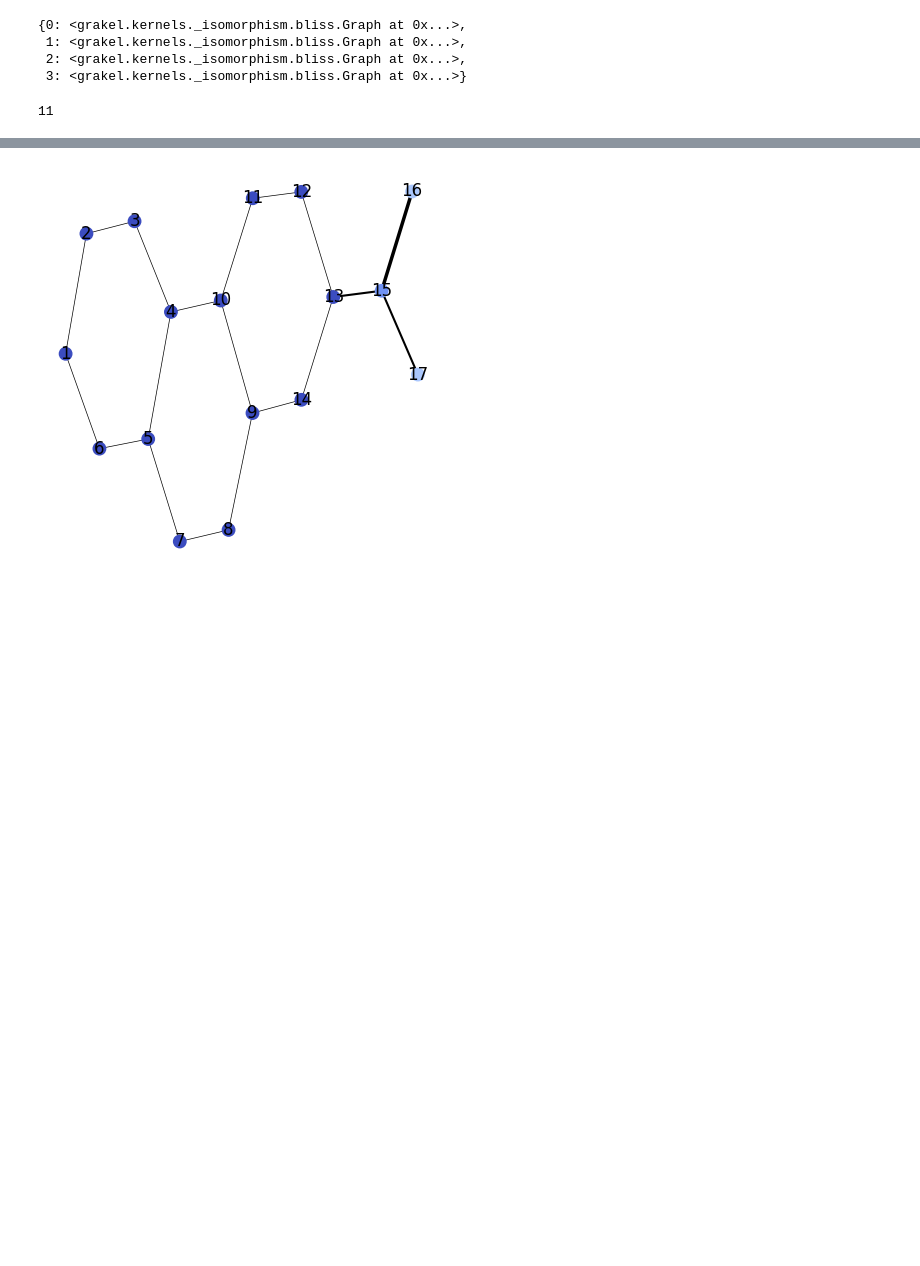
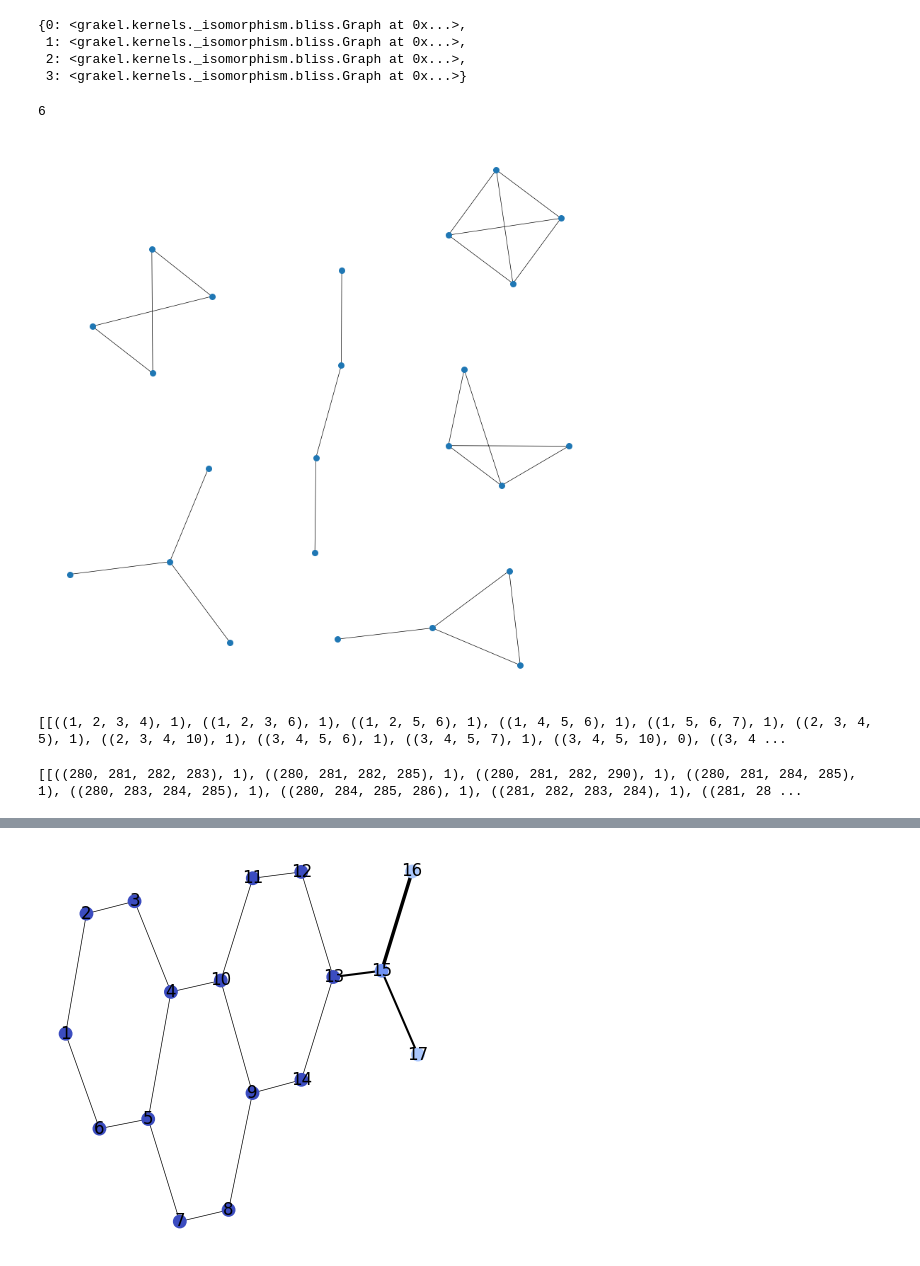
Before and after one commit to congrendai/MSc_Individual_Project, a Jupyter notebook: graphlet.ipynb, the cells around one changed output, grey strips where cells are left out. Cells and saved outputs as stored; diff of their text form; code cells hidden in the pictures; blank space fills up the shorter version.

```diff
--- a/graphlet.ipynb
+++ b/graphlet.ipynb
@@ -70,14 +73,23 @@ GS._graph_bins
  1: <grakel.kernels._isomorphism.bliss.Graph at 0x...>,
  2: <grakel.kernels._isomorphism.bliss.Graph at 0x...>,
  3: <grakel.kernels._isomorphism.bliss.Graph at 0x...>}
-# %%
-graphlet = [g for g in nx.graph_atlas_g() if len(g.nodes())==k] # and len(list(nx.connected_components(g)))==1
-print(len(graphlet))
-# %% [output]
-11
+# %%
+graphlets = [g for g in nx.graph_atlas_g() if len(g.nodes())==k and len(list(nx.connected_components(g)))==1] # and len(list(nx.connected_components(g)))==1
+print(len(graphlets))
+
+graphlets_G = nx.Graph()
+for index, graphlet in enumerate(graphlets):
+    graphlets_G.add_nodes_from(np.array(graphlet.nodes())+index*k)
+    graphlets_G.add_edges_from(np.array(graphlet.edges())+index*k)
+
+plt.figure(figsize=(10, 10), dpi=100)
+plt.margins(0.0)
+pos = nx.nx_agraph.pygraphviz_layout(graphlets_G)
+nx.draw(graphlets_G, pos=pos, node_color="tab:blue", width=0.5, node_size=30)
+# %% [output]
+6
+[figure, added]
 # %%
-from itertools import combinations
-
 dataset = Dataset("MUTAG")
 
 features = []
@@ -87,8 +99,34 @@ for graph in dataset.graphs:
     feature = []
     C = combinations(list(graph), k)
     for c in C:
-        for i in range(len(graphlet)):
-            if nx.is_isomorphic(graph.subgraph(c), graphlet[i]):
+        for i in range(len(graphlets)):
+            if nx.is_isomorphic(graph.subgraph(c), graphlets[i]):
                 feature.append((c, i))
 
     features.append(feature)
+
+print(features)
+# %% [output]
+[[((1, 2, 3, 4), 1), ((1, 2, 3, 6), 1), ((1, 2, 5, 6), 1), ((1, 4, 5, 6), 1), ((1, 5, 6, 7), 1), ((2, 3, 4, 5), 1), ((2, 3, 4, 10), 1), ((3, 4, 5, 6), 1), ((3, 4, 5, 7), 1), ((3, 4, 5, 10), 0), ((3, 4 ...
+# %%
+import concurrent.futures
+
+def get_feature(graph):
+    feature = []
+    C = combinations(list(graph), k)
+    for c in C:
+        for i in range(len(graphlets)):
+            if nx.is_isomorphic(graph.subgraph(c), graphlets[i]):
+                feature.append((c, i))
+
+    return feature
+
+with concurrent.futures.ThreadPoolExecutor(max_workers=20) as executor:
+    futures = {executor.submit(get_feature, graph) for graph in dataset.graphs}
+    results = []
+    for future in concurrent.futures.as_completed(futures):
+        results.append(future.result())
+
+print(results)
+# %% [output]
+[[((280, 281, 282, 283), 1), ((280, 281, 282, 285), 1), ((280, 281, 282, 290), 1), ((280, 281, 284, 285), 1), ((280, 283, 284, 285), 1), ((280, 284, 285, 286), 1), ((281, 282, 283, 284), 1), ((281, 28 ...
```
Also changed, not shown: parts of 5 cells of this notebook.
